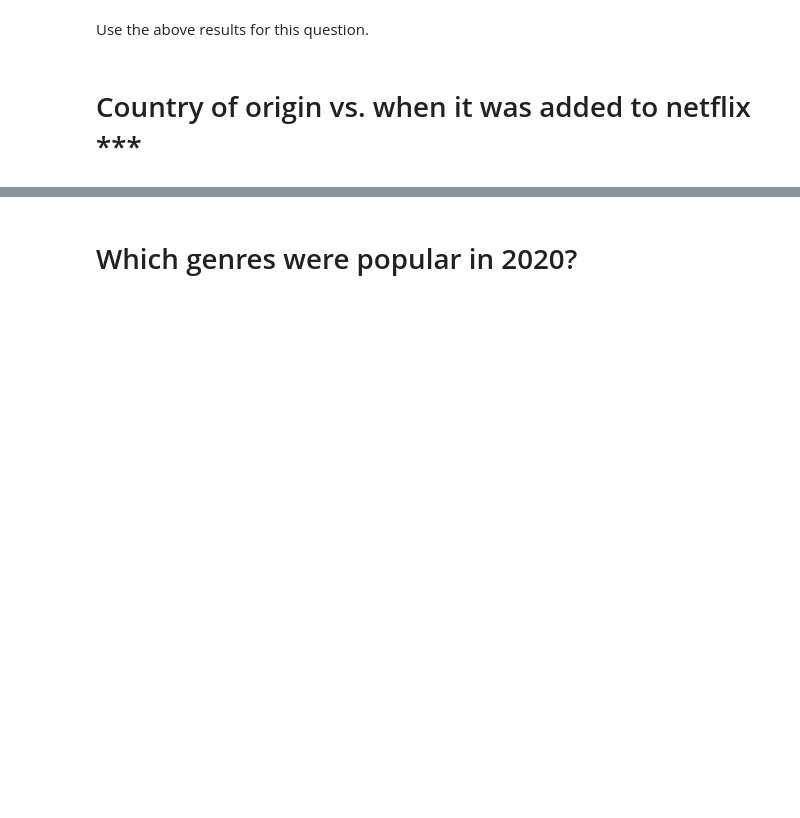
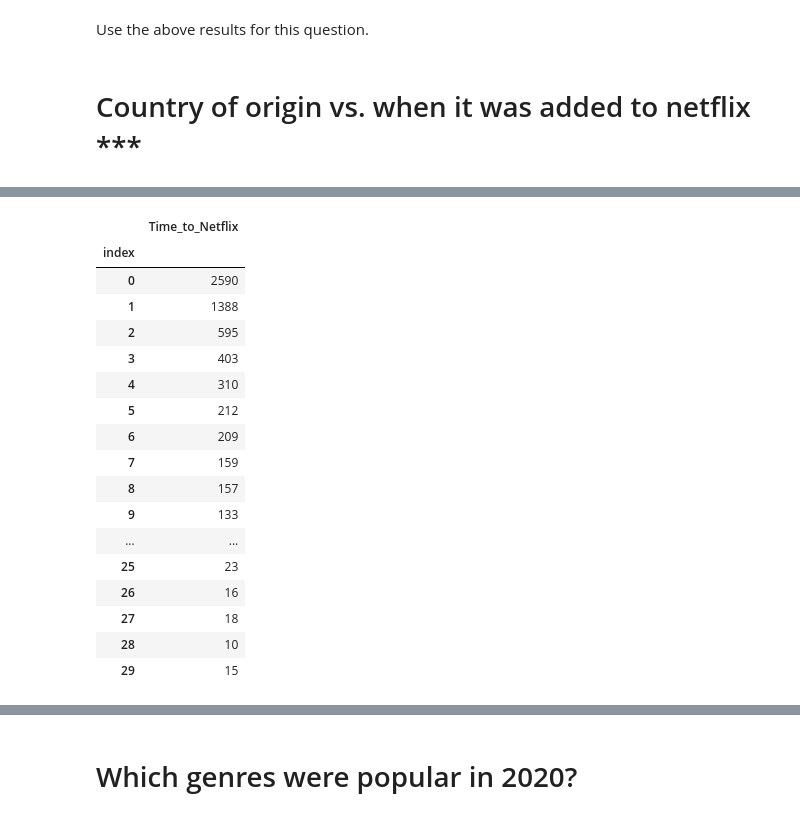
Before and after one commit to terrilvallikalam/Project1-TheFloorIsJava, a Jupyter notebook: Question 2.ipynb, the cells around one changed output, grey strips where cells are left out. Saved outputs shown, nothing was run; the diff lists cells and outputs as text; code cells hidden in the pictures; blank space fills up the shorter version.

```diff
--- a/Question 2.ipynb
+++ b/Question 2.ipynb
@@ -167,0 +135,24 @@ Name: Country 1, dtype: object
+# %%
+# Remove negative differences and reset the index
+top_73 = netflix_df.loc[netflix_df["Time_to_Netflix"] >= 0, :]
+top_73 = top_73["Time_to_Netflix"].value_counts().reset_index().sort_values('index').set_index('index')
+top_73.head(30)
+# %% [output]
+|  | Time_to_Netflix |
+| index |  |
+| 0 | 2590 |
+| 1 | 1388 |
+| 2 | 595 |
+| 3 | 403 |
+| 4 | 310 |
+| 5 | 212 |
+| 6 | 209 |
+| 7 | 159 |
+| 8 | 157 |
+| 9 | 133 |
+| ... | ... |
+| 25 | 23 |
+| 26 | 16 |
+| 27 | 18 |
+| 28 | 10 |
+| 29 | 15 |
```
Also changed, not shown: parts of 7 cells of this notebook, 3 other files.
